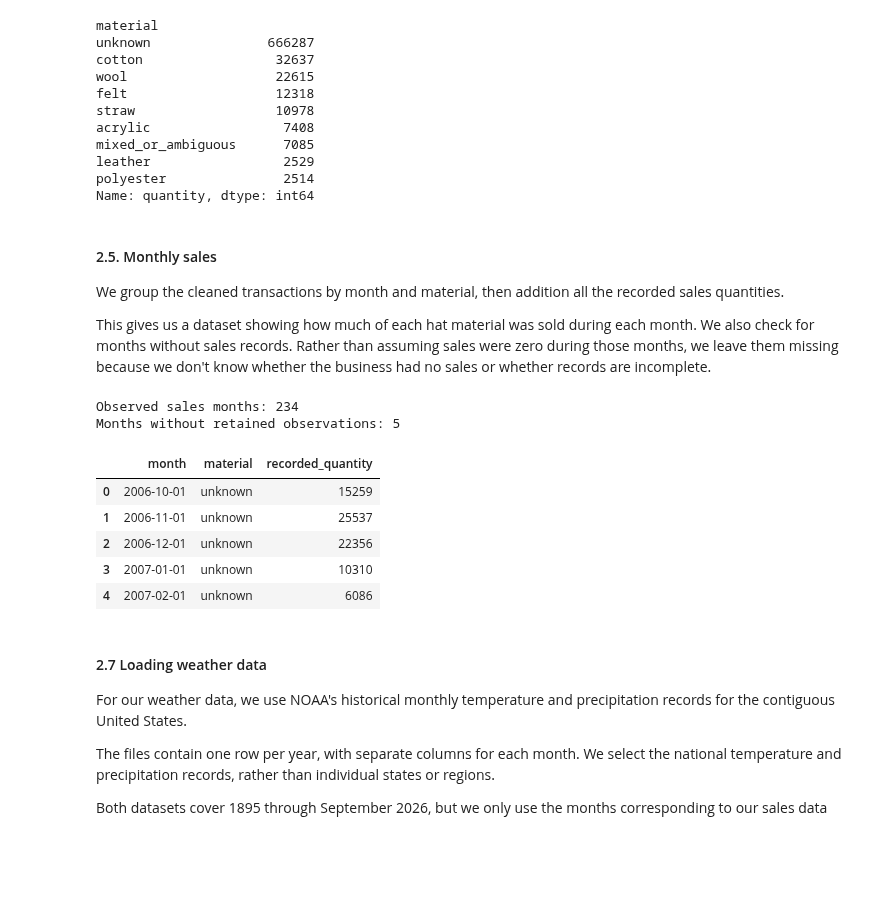
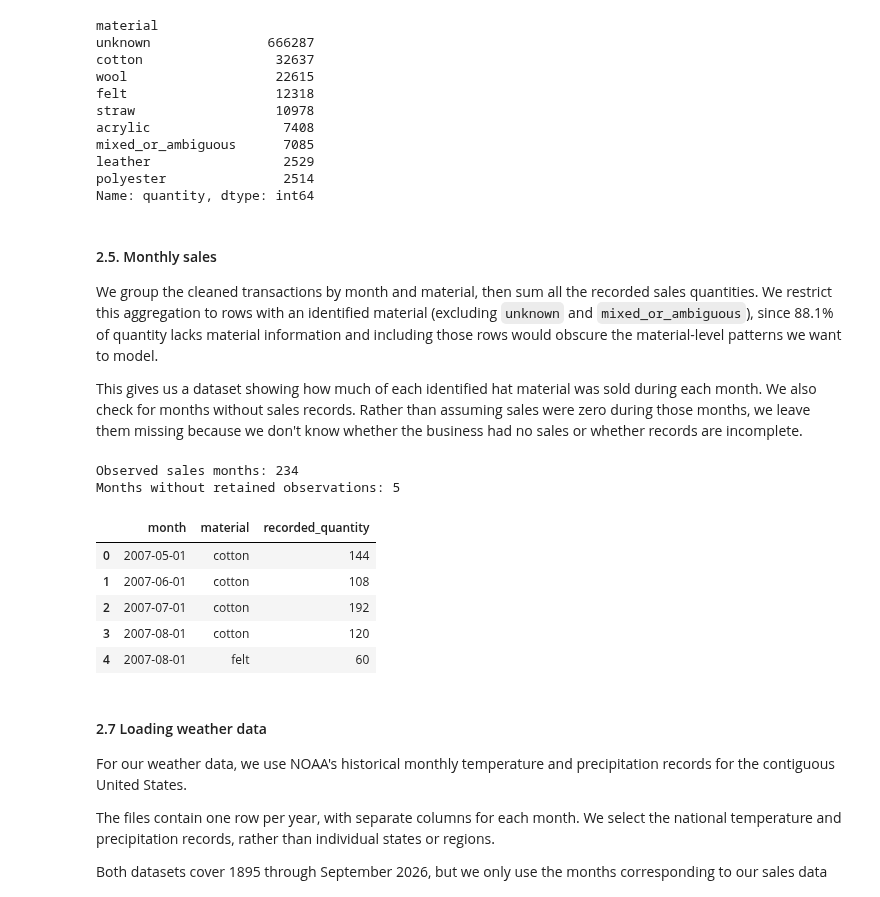
Before and after one commit to bobbybotbop/INFO2950, a Jupyter notebook: phase2.ipynb, the cells around one changed output. Cells and saved outputs as stored; diff of their text form; code cells hidden in the pictures; blank space fills up the shorter version.

```diff
--- a/phase2.ipynb
+++ b/phase2.ipynb
@@ -227,30 +227,33 @@ Name: quantity, dtype: int64
 # %% [markdown]
 #### 2.5. Monthly sales
 
-We group the cleaned transactions by month and material, then addition all the recorded sales quantities.
+We group the cleaned transactions by month and material, then sum all the recorded sales quantities. We restrict this aggregation to rows with an identified material (excluding `unknown` and `mixed_or_ambiguous`), since 88.1% of quantity lacks material information and including those rows would obscure the material-level patterns we want to model.
 
-
-This gives us a dataset showing how much of each hat material was sold during each month. We also check for months without sales records. Rather than assuming sales were zero during those months, we leave them missing because we don't know whether the business had no sales or whether records are incomplete.
+This gives us a dataset showing how much of each identified hat material was sold during each month. We also check for months without sales records. Rather than assuming sales were zero during those months, we leave them missing because we don't know whether the business had no sales or whether records are incomplete.
 # %%
-# Sum quantities for each month and material.
-monthly_sales = clean_sales.groupby(['month', 'material'])['quantity'].sum().reset_index()
-monthly_sales = monthly_sales.rename(columns={'quantity': 'recorded_quantity'})
+# Filter to known materials only; products without an identified material are excluded.
+monthly_sales = (
+    clean_sales[~clean_sales['material'].isin(['unknown', 'mixed_or_ambiguous'])]
+    .groupby(['month', 'material'])['quantity'].sum()
+    .reset_index()
+    .rename(columns={'quantity': 'recorded_quantity'})
+)
 
 # Make a calendar so gaps remain visible in the time-series plots.
 month_range = pd.date_range(clean_sales['month'].min(), clean_sales['month'].max(), freq='MS')
 observed_month_count = clean_sales['month'].nunique()
 print('Observed sales months:', observed_month_count)
 print('Months without retained observations:', len(month_range) - observed_month_count)
 display(monthly_sales.head())
 # %% [output]
 Observed sales months: 234
 Months without retained observations: 5
 |  | month | material | recorded_quantity |
-| 0 | 2006-10-01 | unknown | 15259 |
-| 1 | 2006-11-01 | unknown | 25537 |
-| 2 | 2006-12-01 | unknown | 22356 |
-| 3 | 2007-01-01 | unknown | 10310 |
-| 4 | 2007-02-01 | unknown | 6086 |
+| 0 | 2007-05-01 | cotton | 144 |
+| 1 | 2007-06-01 | cotton | 108 |
+| 2 | 2007-07-01 | cotton | 192 |
+| 3 | 2007-08-01 | cotton | 120 |
+| 4 | 2007-08-01 | felt | 60 |
 # %% [markdown]
 #### 2.7 Loading weather data
 
```
Also changed, not shown: parts of 7 cells of this notebook.
